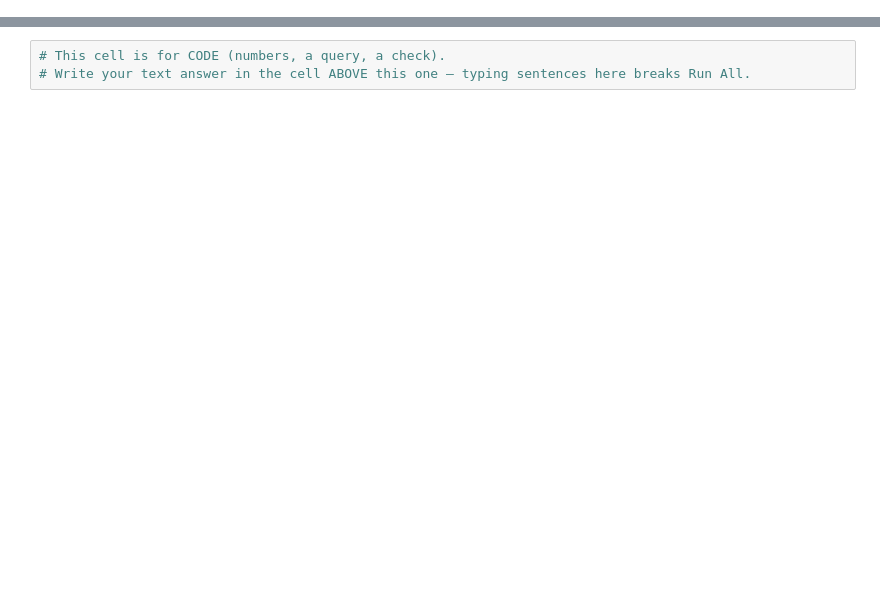
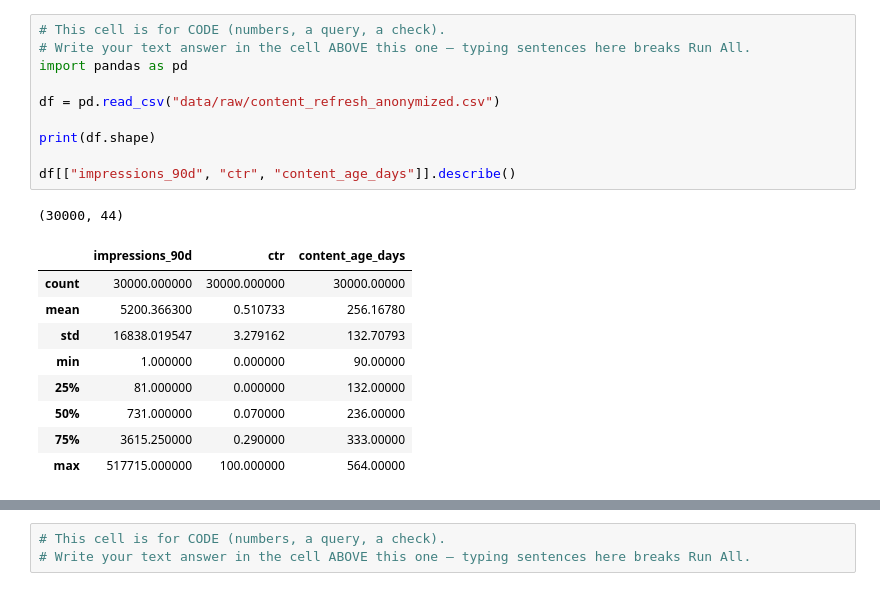
Before and after one commit to ch-jsk/jsk-flyrank-ml-internship, a Jupyter notebook: work/notebooks/w04_baseline_score.ipynb, the cells around one changed output, grey strips where cells are left out. Saved outputs shown, nothing was run; the diff lists cells and outputs as text; blank space fills up the shorter version.

```diff
--- a/work/notebooks/w04_baseline_score.ipynb
+++ b/work/notebooks/w04_baseline_score.ipynb
@@ -12,0 +52,21 @@ This skeleton is yours to fill. Work the sections **in order** — each one has
+# %%
+# This cell is for CODE (numbers, a query, a check).
+# Write your text answer in the cell ABOVE this one — typing sentences here breaks Run All.
+import pandas as pd
+
+df = pd.read_csv("data/raw/content_refresh_anonymized.csv")
+
+print(df.shape)
+
+df[["impressions_90d", "ctr", "content_age_days"]].describe()
+# %% [output]
+(30000, 44)
+|  | impressions_90d | ctr | content_age_days |
+| count | 30000.000000 | 30000.000000 | 30000.00000 |
+| mean | 5200.366300 | 0.510733 | 256.16780 |
+| std | 16838.019547 | 3.279162 | 132.70793 |
+| min | 1.000000 | 0.000000 | 90.00000 |
+| 25% | 81.000000 | 0.000000 | 132.00000 |
+| 50% | 731.000000 | 0.070000 | 236.00000 |
+| 75% | 3615.250000 | 0.290000 | 333.00000 |
+| max | 517715.000000 | 100.000000 | 564.00000 |
```
Also changed, not shown: parts of 30 cells of this notebook.
